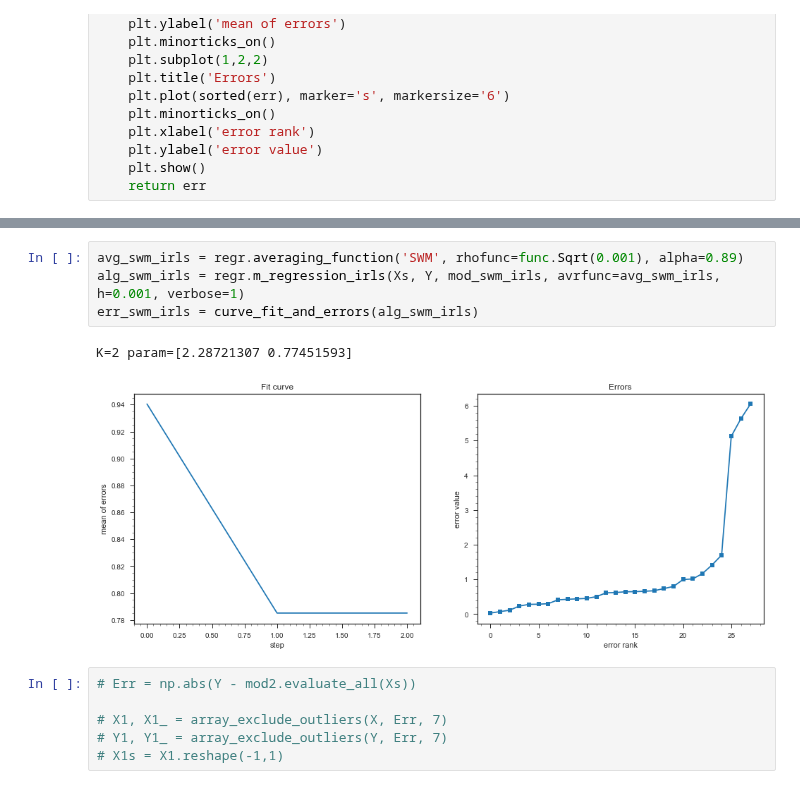
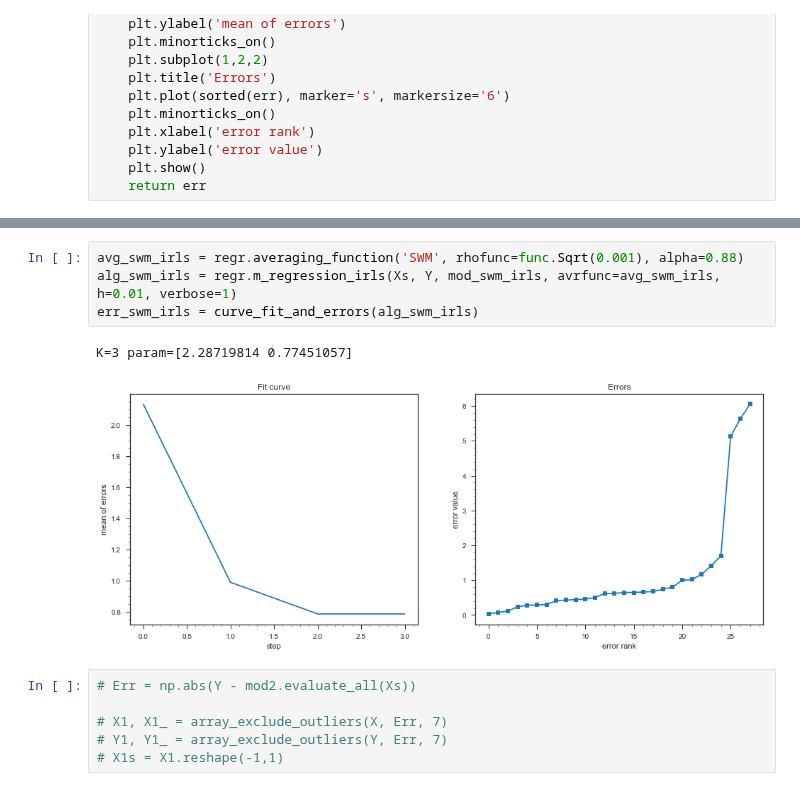
Before and after one commit to intellimath/mlgrad, a Jupyter notebook: examples/test_robust_regression_animals.ipynb, the cells around one changed output, grey strips where cells are left out. Drawn from its saved outputs; the diff is of its cells as text.

```diff
--- a/examples/test_robust_regression_animals.ipynb
+++ b/examples/test_robust_regression_animals.ipynb
@@ -148,10 +148,10 @@ mod_swm_irls.init()
 # %%
-avg_swm_irls = regr.averaging_function('SWM', rhofunc=func.Sqrt(0.001), alpha=0.89)
-alg_swm_irls = regr.m_regression_irls(Xs, Y, mod_swm_irls, avrfunc=avg_swm_irls, h=0.001, verbose=1)
+avg_swm_irls = regr.averaging_function('SWM', rhofunc=func.Sqrt(0.001), alpha=0.88)
+alg_swm_irls = regr.m_regression_irls(Xs, Y, mod_swm_irls, avrfunc=avg_swm_irls, h=0.01, verbose=1)
 err_swm_irls = curve_fit_and_errors(alg_swm_irls)
 # %% [output]
-K=2 param=[2.28721307 0.77451593]
+K=3 param=[2.28719814 0.77451057]
-[figure, old version]
+[figure, new version]
 # %%
 # Err = np.abs(Y - mod2.evaluate_all(Xs))
 
```
Also changed, not shown: parts of 10 cells of this notebook, 6 other files.
